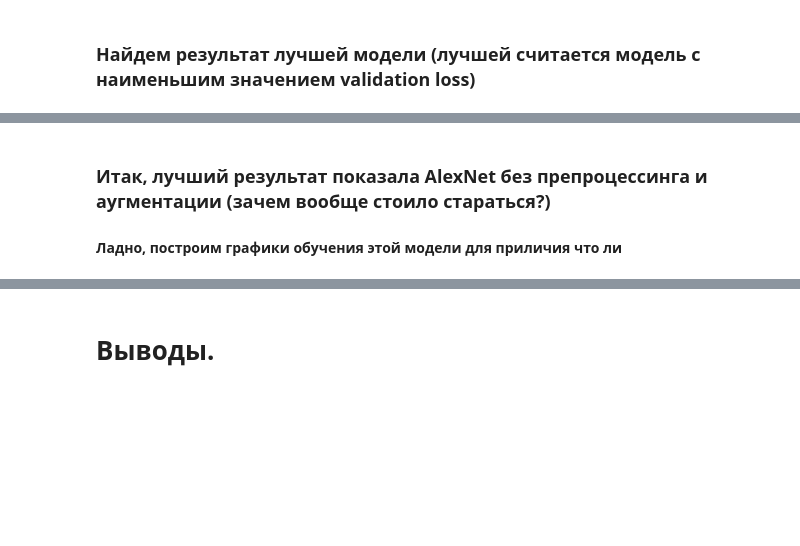
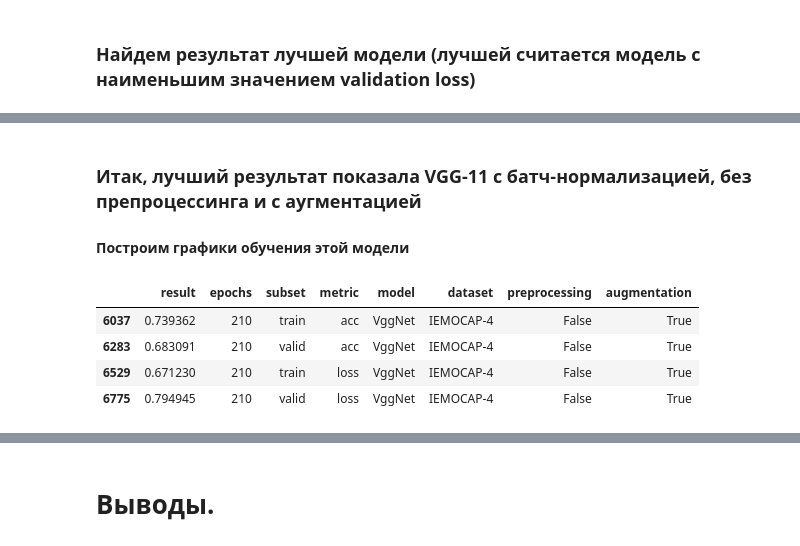
Before and after one commit to iamryabinov/SER_neuro, a Jupyter notebook: interpret_results.ipynb, the cells around one changed output, grey strips where cells are left out. Cells and saved outputs as stored; diff of their text form; code cells hidden in the pictures; blank space fills up the shorter version.

```diff
--- a/interpret_results.ipynb
+++ b/interpret_results.ipynb
@@ -173,4 +176,13 @@ for result in best_results.result.tolist():
 ['ResNet34']
 # %% [markdown]
-### Итак, лучший результат показала AlexNet без препроцессинга и аугментации (зачем вообще стоило стараться?) <br>
-#### Ладно, построим графики обучения этой модели для приличия что ли
+### Итак, лучший результат показала VGG-11 с батч-нормализацией, без препроцессинга и с аугментацией <br>
+#### Построим графики обучения этой модели
+# %%
+first_results = df.loc[(df['model'] == 'VggNet') & (df['preprocessing'] == False) & (df['augmentation'] == True) ]
+first_results.loc[first_results['epochs'] == 210]
+# %% [output]
+|  | result | epochs | subset | metric | model | dataset | preprocessing | augmentation |
+| 6037 | 0.739362 | 210 | train | acc | VggNet | IEMOCAP-4 | False | True |
+| 6283 | 0.683091 | 210 | valid | acc | VggNet | IEMOCAP-4 | False | True |
+| 6529 | 0.671230 | 210 | train | loss | VggNet | IEMOCAP-4 | False | True |
+| 6775 | 0.794945 | 210 | valid | loss | VggNet | IEMOCAP-4 | False | True |
```
Also changed, not shown: parts of 13 cells of this notebook, 11 other files.
